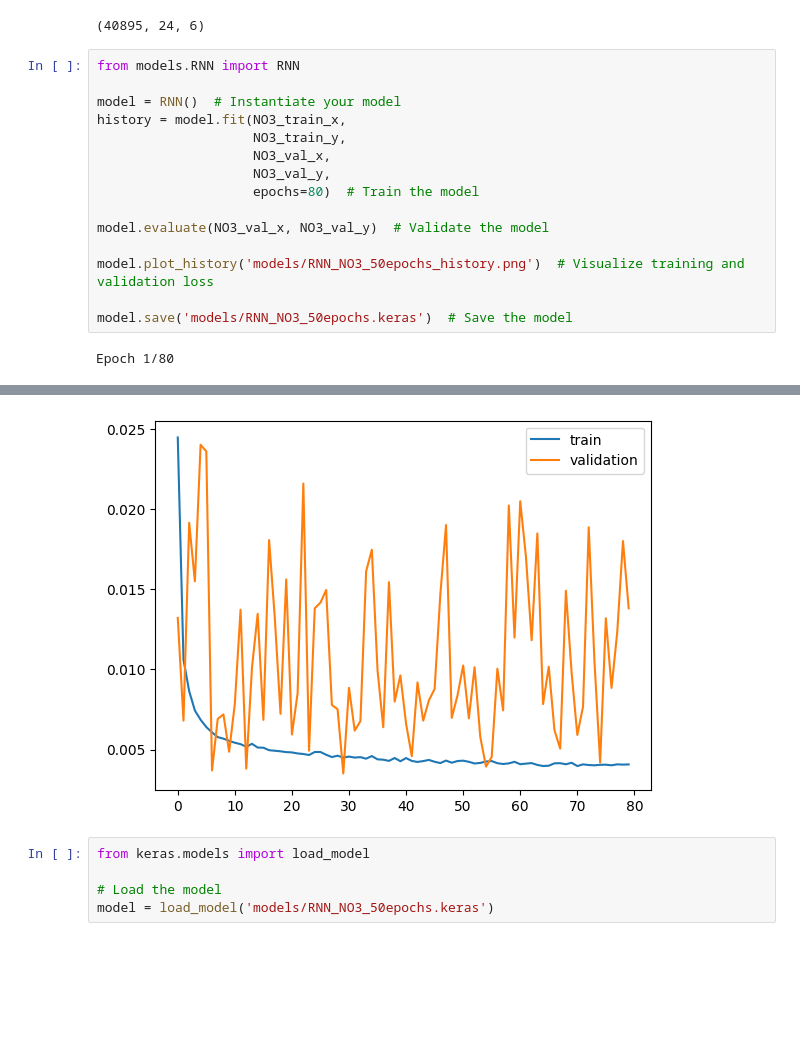
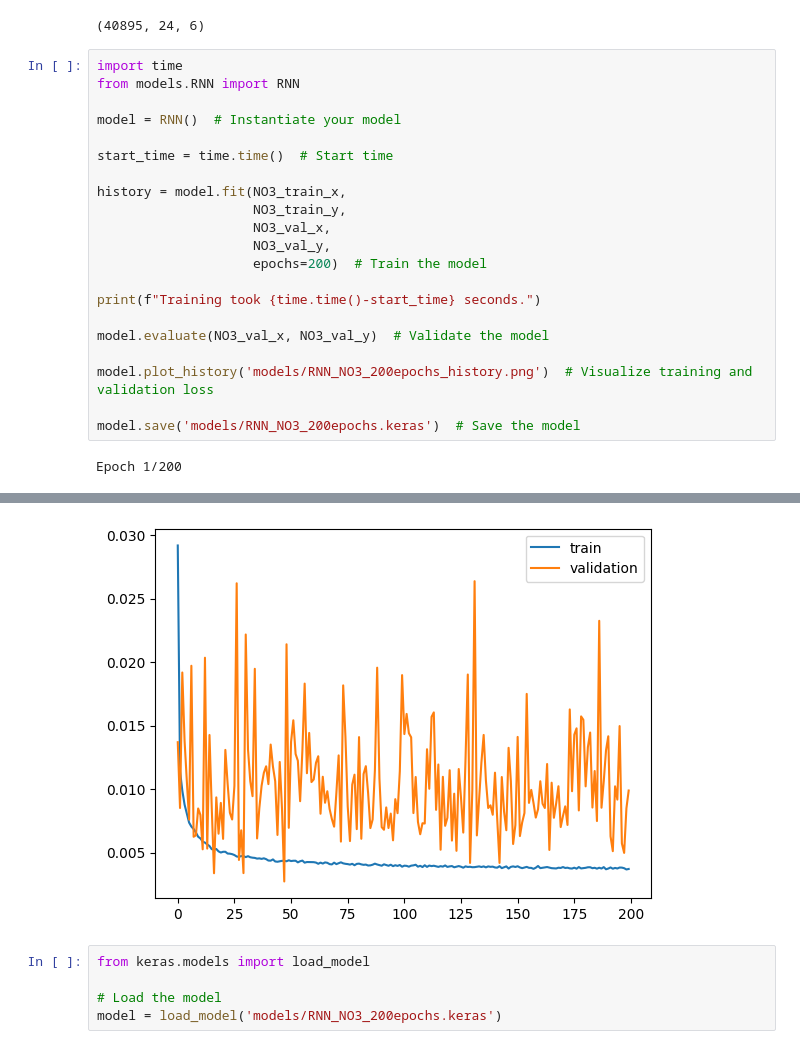
Before and after one commit to gunhamn/public, a Jupyter notebook: DL_Forecasting/trainingRNN.ipynb, the cells around one changed output, grey strips where cells are left out. Saved outputs shown, nothing was run; the diff lists cells and outputs as text; blank space fills up the shorter version.

```diff
--- a/DL_Forecasting/trainingRNN.ipynb
+++ b/DL_Forecasting/trainingRNN.ipynb
@@ -70,19 +77,25 @@ NO3_train_x.shape
 # %% [output]
 (40895, 24, 6)
 # %%
+import time
 from models.RNN import RNN
 
 model = RNN()  # Instantiate your model
+
+start_time = time.time()  # Start time
+
 history = model.fit(NO3_train_x,
                     NO3_train_y,
                     NO3_val_x,
                     NO3_val_y,
-                    epochs=80)  # Train the model
+                    epochs=200)  # Train the model
+
+print(f"Training took {time.time()-start_time} seconds.")
 
 model.evaluate(NO3_val_x, NO3_val_y)  # Validate the model
 
-model.plot_history('models/RNN_NO3_50epochs_history.png')  # Visualize training and validation loss
+model.plot_history('models/RNN_NO3_200epochs_history.png')  # Visualize training and validation loss
 
-model.save('models/RNN_NO3_50epochs.keras')  # Save the model
+model.save('models/RNN_NO3_200epochs.keras')  # Save the model
 # %% [output]
-Epoch 1/80
+Epoch 1/200
@@ -106,7 +119,7 @@ Test loss: 0.013816562481224537
-[figure, old version]
+[figure, new version]
 # %%
 from keras.models import load_model
 
 # Load the model
-model = load_model('models/RNN_NO3_50epochs.keras')
+model = load_model('models/RNN_NO3_200epochs.keras')
 # %%
```
Also changed, not shown: parts of 7 cells of this notebook, 8 other files.
